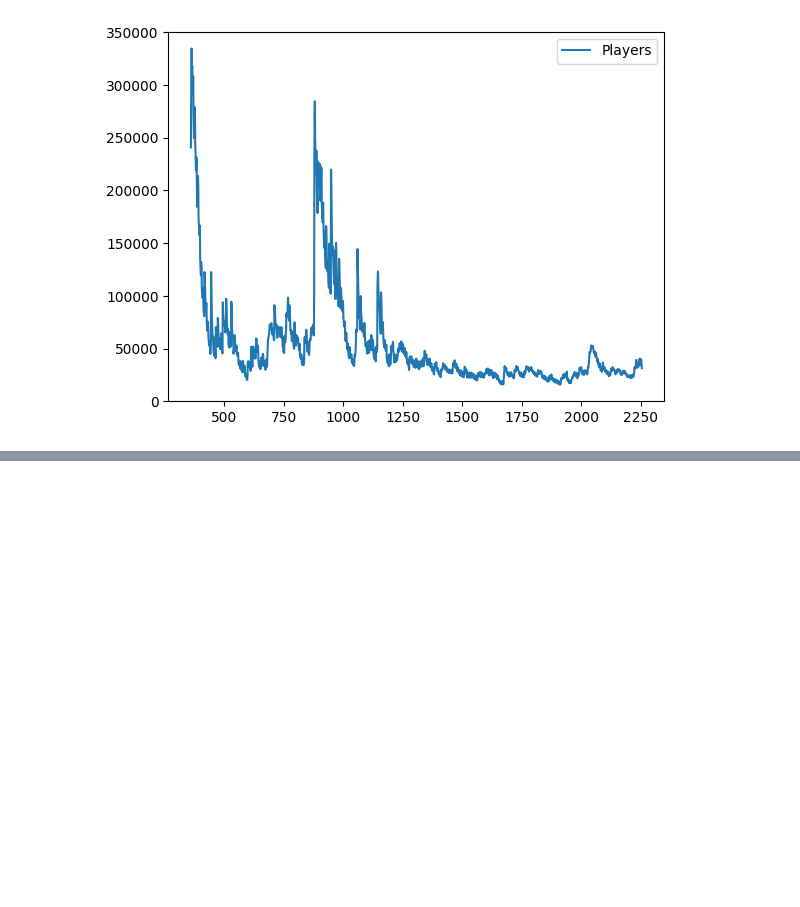
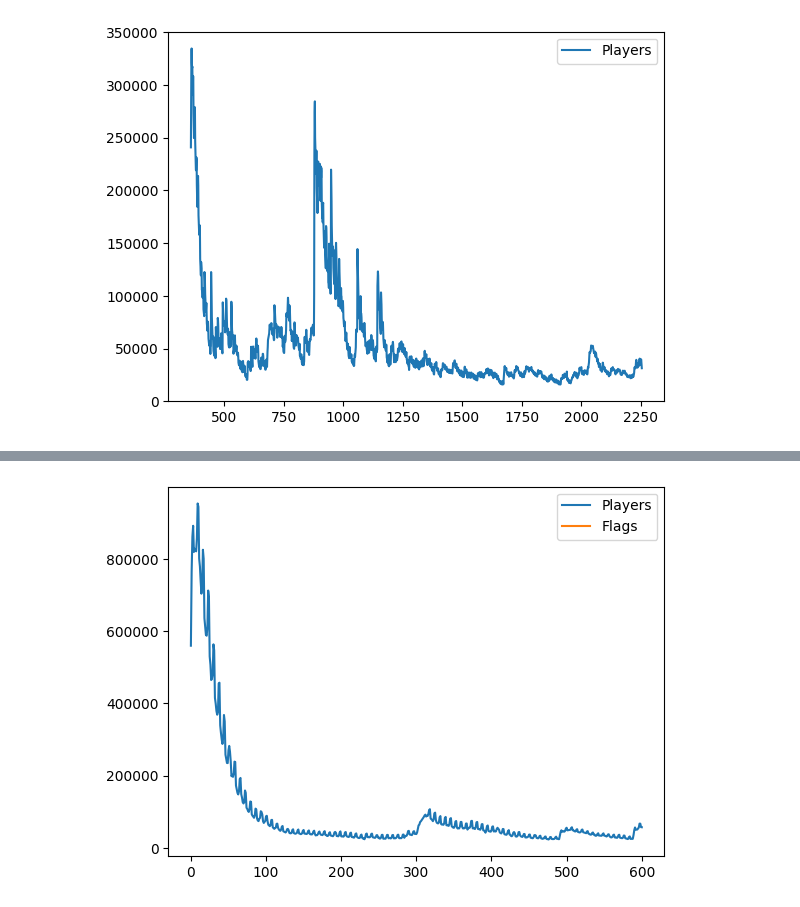
Before and after one commit to AdrianNiet/Proyecto-EDA, a Jupyter notebook: proyecto analisis de datos/codigo/STEAMDB/graficos de jugadores.ipynb, the cells around one changed output, grey strips where cells are left out. Saved outputs shown, nothing was run; the diff lists cells and outputs as text; code cells hidden in the pictures; blank space fills up the shorter version.

```diff
--- a/proyecto analisis de datos/codigo/STEAMDB/graficos de jugadores.ipynb
+++ b/proyecto analisis de datos/codigo/STEAMDB/graficos de jugadores.ipynb
@@ -36,0 +161,7 @@ df2 = pd.read_csv("chart_seguidores.csv", sep=";")
+# %%
+#Para ultimo analisis de este notebook, miremos los jugadores de Elden Ring.
+#en el notebook de darksouls tengo la dataframe con las ventas hasta 2016, elden ring salio en 25 de febrero de 2022
+#vamos a ver su lanzamiento.
+
+df = pd.read_csv("Elden Ring jugadores.csv", sep=";")
+df
@@ -36,0 +182,7 @@ df2 = pd.read_csv("chart_seguidores.csv", sep=";")
+# %%
+#Ya esta con un dia de antelacion, posiblemente por early access.
+#Hagamos el plot directamente.
+
+df.plot();
+# %% [output]
+[figure, added]
```
Also changed, not shown: parts of 17 cells of this notebook, 19 other files.
